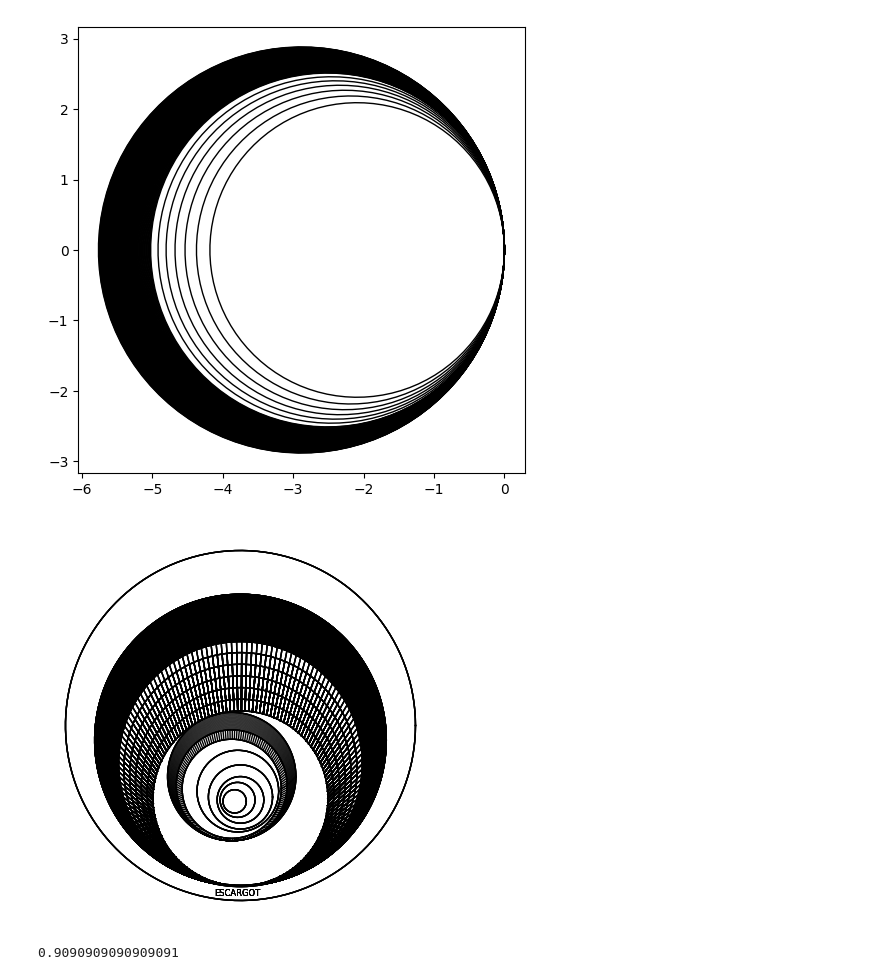
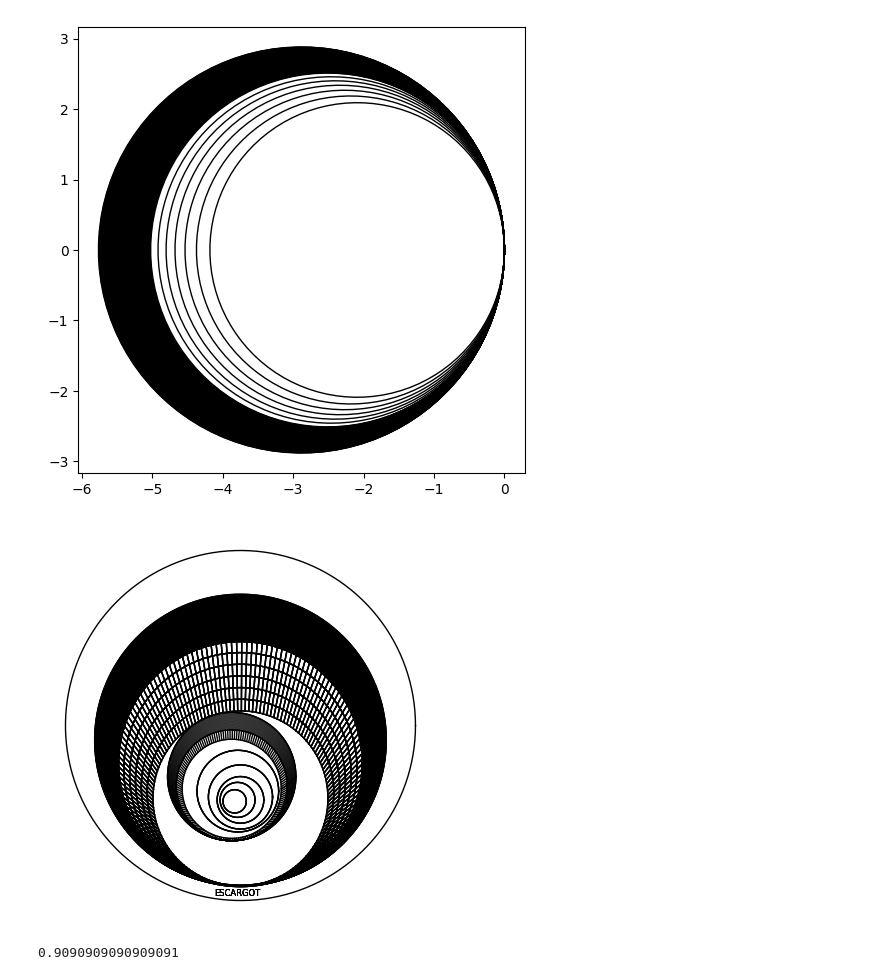
Before and after one commit to viktor-kertanov/master-math, a Jupyter notebook: self_exercises/reverse_engineering/minotaurus/minotaurus.ipynb, the cells around one changed output. Drawn from its saved outputs; the diff is of its cells as text; code cells hidden in the pictures.

```diff
--- a/self_exercises/reverse_engineering/minotaurus/minotaurus.ipynb
+++ b/self_exercises/reverse_engineering/minotaurus/minotaurus.ipynb
@@ -45,26 +45,26 @@ delta_r = .1
 
 x = np.cos(angles)*60
 y = np.sin(angles)*60
-for _ in range(4, 8):
+for _ in range(4, 5):
     plt.plot(x, y, '-k', linewidth=1)
 
 for i in np.arange(50, 42, -.1):
     x = np.cos(angles)*i
     y = np.sin(angles)*i + i - 55
-    for _ in range(4, 8):
+    for _ in range(2, 3):
         plt.plot(x, y, '-k', linewidth=1, alpha=1)
 
 # drawin the second circle with biggest action, r=80
 x = np.cos(angles)*50
 y = np.sin(angles)*50 - 5
-for _ in range(4, 8):
+for _ in range(2, 3):
     plt.plot(x, y, '-k', linewidth=1)
 
 
 # drawin the second circle with biggest action, r=80
 x = np.cos(angles)*42
 y = np.sin(angles)*42 - 13
-for _ in range(4, 8):
+for _ in range(3, 4):
     plt.plot(x, y, '-k', linewidth=1)
 
 # drawin the second circle with biggest action, r=80
@@ -73,22 +73,21 @@ y_sm = np.sin(angles)*30+30-55
 for _ in range(4, 8):
     plt.plot(x, y, 'k', linewidth=2)
 
+for m in range(n):
+    for _ in range(1, 2):
+        plt.plot([x_sm[m], x[m]], [y_sm[m], y[m]], '-k', linewidth=1, alpha=1)
+
 for k in np.arange(42, 30, -2):
     x = np.cos(angles)*k
     y = np.sin(angles)*k + k - 55
-    for _ in range(4, 8):
+    for _ in range(1):
         plt.plot(x, y, '-k', linewidth=1, alpha=1)
-
-
-    for m in range(n):
-        for _ in range(2, 5):
-            plt.plot([x_sm[m], x[m]], [y_sm[m], y[m]], '-k', linewidth=1, alpha=1)
 
 
 # last big
 x = np.cos(angles)*30
 y = np.sin(angles)*30+30-55
-for _ in range(4, 8):
+for _ in range(2, 3):
     plt.plot(x, y, '-k', linewidth=1)
 
 
@@ -97,13 +96,13 @@ dx = 3
 # smaller
 x = np.cos(angles)*22-dx
 y = np.sin(angles)*22-17.5
-for _ in range(2, 5):
+for _ in range(2, 3):
     plt.plot(x, y, '-k', linewidth=1)
 
 for i in np.arange(22, 19, -.1):
     x = np.cos(angles)*i-dx
     y = np.sin(angles)*i + i - 55 + 15.5
-    for _ in range(2, 3):
+    for _ in range(1, 2):
         plt.plot(x, y, '-k', linewidth=1, alpha=.5)
 
 
@@ -112,68 +111,69 @@ for i in np.arange(22, 19, -.1):
 # smaller
 x = np.cos(angles)*19-dx
 y = np.sin(angles)*19-17.5-3
-for _ in range(2, 5):
+for _ in range(2, 3):
     plt.plot(x, y, '-k', linewidth=1)
 
 
 # smaller
 x_sm = np.cos(angles)*17-dx
 y_sm = np.sin(angles)*17-17.5-3-1.2
-for _ in range(2, 5):
+for _ in range(2, 3):
     plt.plot(x_sm, y_sm, '-k', linewidth=1)
 
-# smaller radians
 for m in range(n):
-        for _ in range(2, 3):
-            plt.plot([x_sm[m], x[m]], [y_sm[m], y[m]], '-k', linewidth=1, alpha=1)
+    for _ in range(2, 3):
+        plt.plot([x_sm[m], x[m]], [y_sm[m], y[m]], '-k', linewidth=1, alpha=1)
 
 
 # smaller
 x = np.cos(angles)*14-dx+2.1
 y = np.sin(angles)*14-17.5-5
-for _ in range(4, 8):
+for _ in range(2, 3):
     plt.plot(x, y, '-k', linewidth=1)
 
 # smaller
 x = np.cos(angles)*11-dx+3
 y = np.sin(angles)*11-17.5-7
-for _ in range(4, 8):
+for _ in range(1, 2):
     plt.plot(x, y, '-k', linewidth=1)
 
 dx_2 = 2
 # smaller
 x = np.cos(angles)*8-dx+3
 y = np.sin(angles)*8-17.5-8
 
-for _ in range(4, 8):
+for _ in range(2, 3):
     plt.plot(x, y, '-k', linewidth=1)
 
 # smaller
 x = np.cos(angles)*6-dx+2
 y = np.sin(angles)*6-17.5-8
 
-for _ in range(4, 8):
+for _ in range(2, 3):
     plt.plot(x, y, '-k', linewidth=1)
 
 # smaller
 x = np.cos(angles)*4-dx+1
 y = np.sin(angles)*4-17.5-8.5
-for _ in range(4, 8):
+for _ in range(2, 3):
     plt.plot(x, y, '-k', linewidth=1)
 
 
 # ESCARGOT TEXT
 for _ in range(5):
     plt.text(-9, -58.5, 'ESCARGOT', fontsize=6)
 plt.axis('square')
 plt.axis('off')
 plt.grid()
 plt.gcf().set_size_inches(7, 5) # A5 in inches
 plt.savefig('escargot.svg')
 plt.show()
 # %% [output]
-[figure, old version]
+[figure, new version]
-# %%
-40/44
-# %% [output]
-0.9090909090909091
+# %%
+1234567890
+
+12
+# %% [output]
+0.9090909090909091
```
Also changed, not shown: 2 other files.
